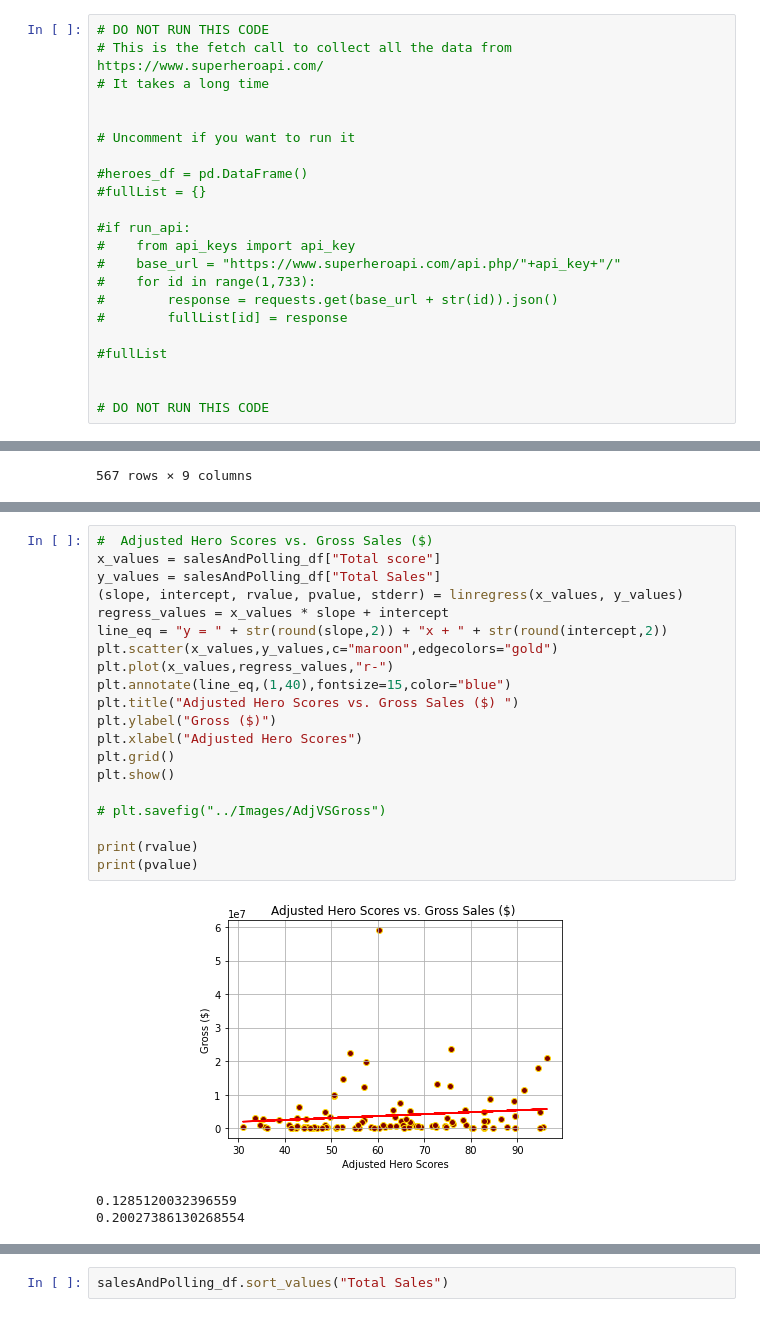
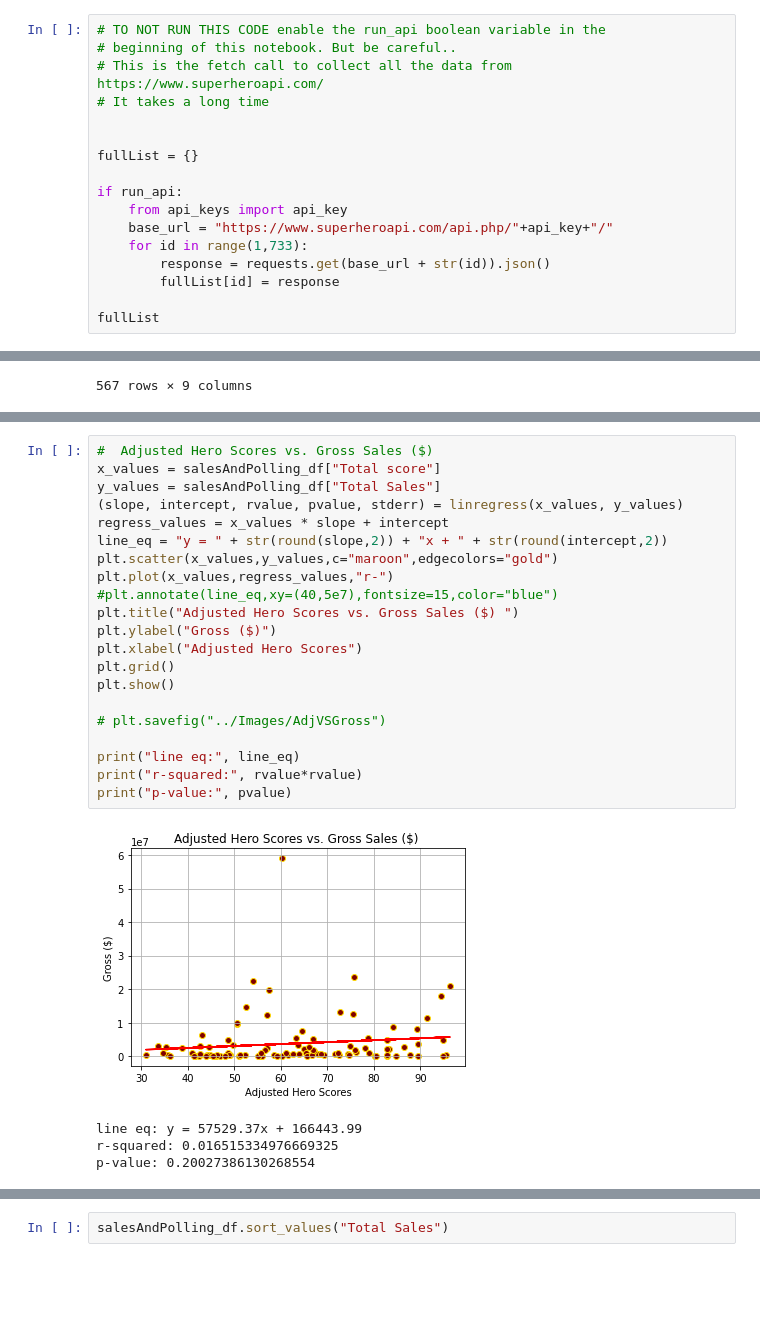
Before and after one commit to kyraha/project-one, a Jupyter notebook: csvPollGraphing.ipynb, the cells around one changed output, grey strips where cells are left out. Drawn from its saved outputs; the diff is of its cells as text; blank space fills up the shorter version.

```diff
--- a/csvPollGraphing.ipynb
+++ b/csvPollGraphing.ipynb
@@ -119,27 +184,22 @@ Text(0.5, 1.0, 'Poll Data of Importance of Superhero Abilities')
 #setting up an empty Data Frame
 heroes_df = pd.DataFrame()
 # %%
-# DO NOT RUN THIS CODE
+# TO NOT RUN THIS CODE enable the run_api boolean variable in the
+# beginning of this notebook. But be careful..
 # This is the fetch call to collect all the data from https://www.superheroapi.com/
 # It takes a long time
 
 
-# Uncomment if you want to run it
+fullList = {}
 
-#heroes_df = pd.DataFrame()
-#fullList = {}
+if run_api:
+    from api_keys import api_key
+    base_url = "https://www.superheroapi.com/api.php/"+api_key+"/"
+    for id in range(1,733):
+        response = requests.get(base_url + str(id)).json()
+        fullList[id] = response
 
-#if run_api:
-#    from api_keys import api_key
-#    base_url = "https://www.superheroapi.com/api.php/"+api_key+"/"
-#    for id in range(1,733):
-#        response = requests.get(base_url + str(id)).json()
-#        fullList[id] = response
-
-#fullList
-
-
-# DO NOT RUN THIS CODE
+fullList
 # %% [output]
 {}
 # %%
@@ -335,27 +361,29 @@ salesAndPolling_df
 # %%
 #  Adjusted Hero Scores vs. Gross Sales ($)
 x_values = salesAndPolling_df["Total score"]
 y_values = salesAndPolling_df["Total Sales"]
 (slope, intercept, rvalue, pvalue, stderr) = linregress(x_values, y_values)
 regress_values = x_values * slope + intercept
 line_eq = "y = " + str(round(slope,2)) + "x + " + str(round(intercept,2))
 plt.scatter(x_values,y_values,c="maroon",edgecolors="gold")
 plt.plot(x_values,regress_values,"r-")
-plt.annotate(line_eq,(1,40),fontsize=15,color="blue")
+#plt.annotate(line_eq,xy=(40,5e7),fontsize=15,color="blue")
 plt.title("Adjusted Hero Scores vs. Gross Sales ($) ")
 plt.ylabel("Gross ($)")
 plt.xlabel("Adjusted Hero Scores")
 plt.grid()
 plt.show()
 
 # plt.savefig("../Images/AdjVSGross")
 
-print(rvalue)
-print(pvalue)
+print("line eq:", line_eq)
+print("r-squared:", rvalue*rvalue)
+print("p-value:", pvalue)
 # %% [output]
-[figure, old version]
+[figure, new version]
-0.1285120032396559
-0.20027386130268554
+line eq: y = 57529.37x + 166443.99
+r-squared: 0.016515334976669325
+p-value: 0.20027386130268554
 # %%
 #  Adjusted Hero Scores vs. Gross Sales ($)
 x_values = salesAndPolling_df["Total Units"]
```
Also changed, not shown: parts of 22 cells of this notebook, 1 other file.
